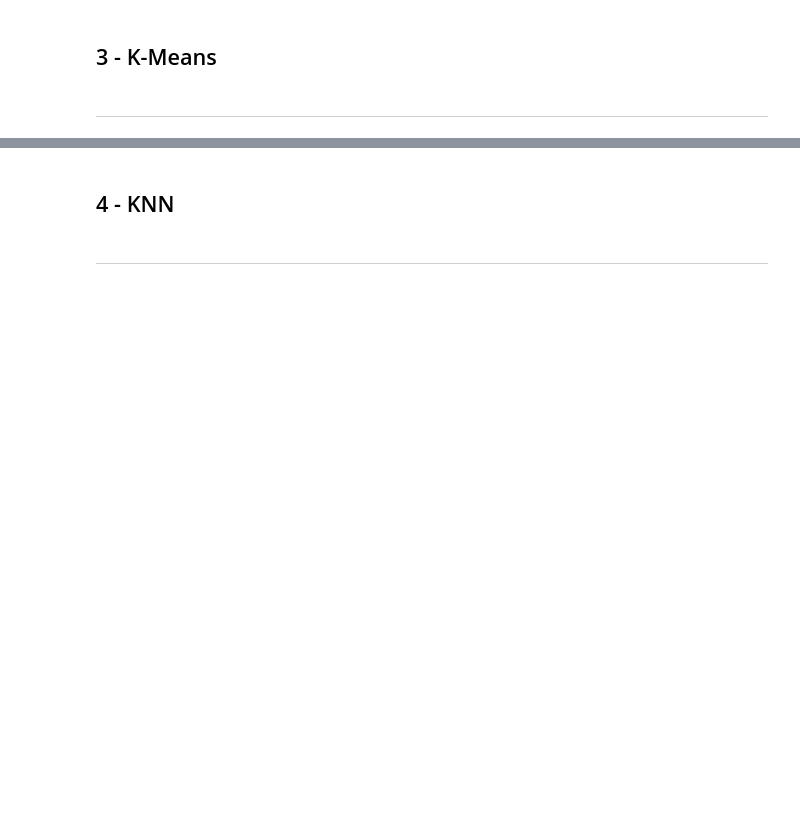
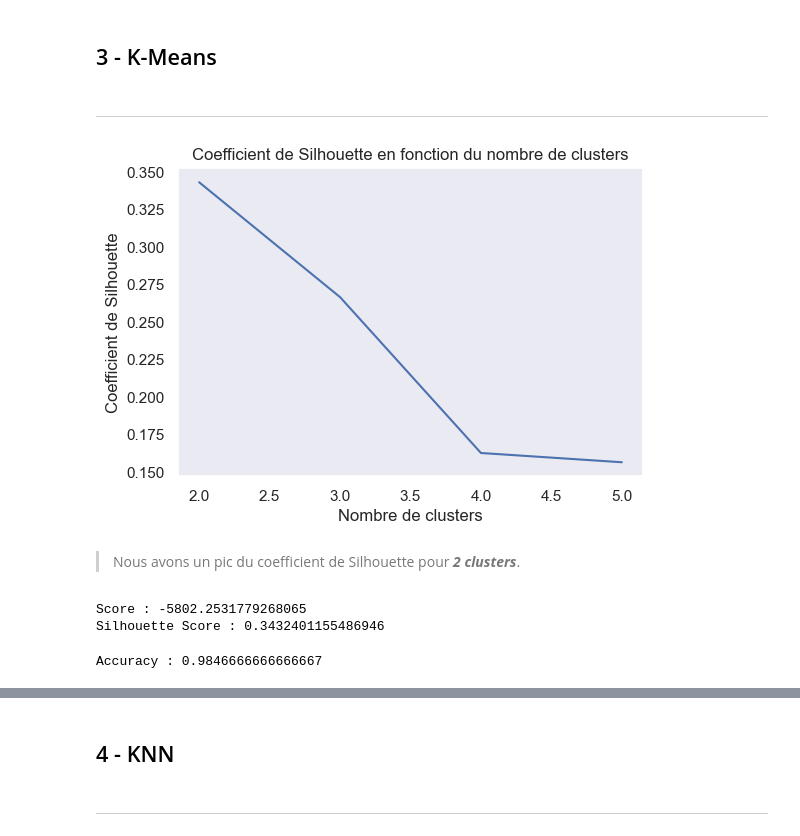
Before and after one commit to lengocduyvu/oncfm-detection-faux-billets, a Jupyter notebook: notebooks/oncfm-analyse.ipynb, the cells around one changed output, grey strips where cells are left out. Drawn from its saved outputs; the diff is of its cells as text; code cells hidden in the pictures; blank space fills up the shorter version.

Commit message:
KMeans

```diff
--- a/notebooks/oncfm-analyse.ipynb
+++ b/notebooks/oncfm-analyse.ipynb
@@ -380,3 +403,27 @@ plt.show()
 ## 3 - K-Means
 # %% [markdown]
 ***
+# %%
+# Centrage et réduction
+scaler = StandardScaler()
+X_scaled = scaler.fit_transform(X)
+# %%
+# Nombre optimal de clusters avec le coefficient de silhouette
+silhouette_scores = []
+for n_clusters in range(2, 6):
+    kms = KMeans(init="k-means++", n_clusters=n_clusters, random_state=808, n_init='auto')
+    kms.fit(X_scaled)
+    kms_labels = kms.predict(X_scaled)
+    silhouette_scores.append(silhouette_score(X_scaled, kms_labels))
+
+fig, ax = plt.subplots(figsize=(6,4))
+plt.plot(range(2, 6), silhouette_scores)
+plt.xlabel('Nombre de clusters')
+plt.ylabel('Coefficient de Silhouette')
+plt.title('Coefficient de Silhouette en fonction du nombre de clusters')
+plt.grid()
+plt.show()
+# %% [output]
+[figure, added]
+# %% [markdown]
+> Nous avons un pic du coefficient de Silhouette pour ***2 clusters***.
@@ -382,0 +433,17 @@ plt.show()
+# %%
+kmeans = KMeans(n_clusters=k, random_state=808, n_init='auto')
+kmeans.fit(X_scaled)
+
+print(f"Score : {kmeans.score(X_scaled)}")
+print(f"Silhouette Score : {silhouette_score(X_scaled, kmeans.labels_)}")
+# %% [output]
+Score : -5802.2531779268065
+Silhouette Score : 0.3432401155486946
+# %%
+y_pred = kmeans.labels_
+y_real = df['is_genuine']
+
+# Accuracy
+print(f"Accuracy : {accuracy_score(y_real, y_pred)}")
+# %% [output]
+Accuracy : 0.9846666666666667
```
Also changed, not shown: parts of 9 cells of this notebook.
